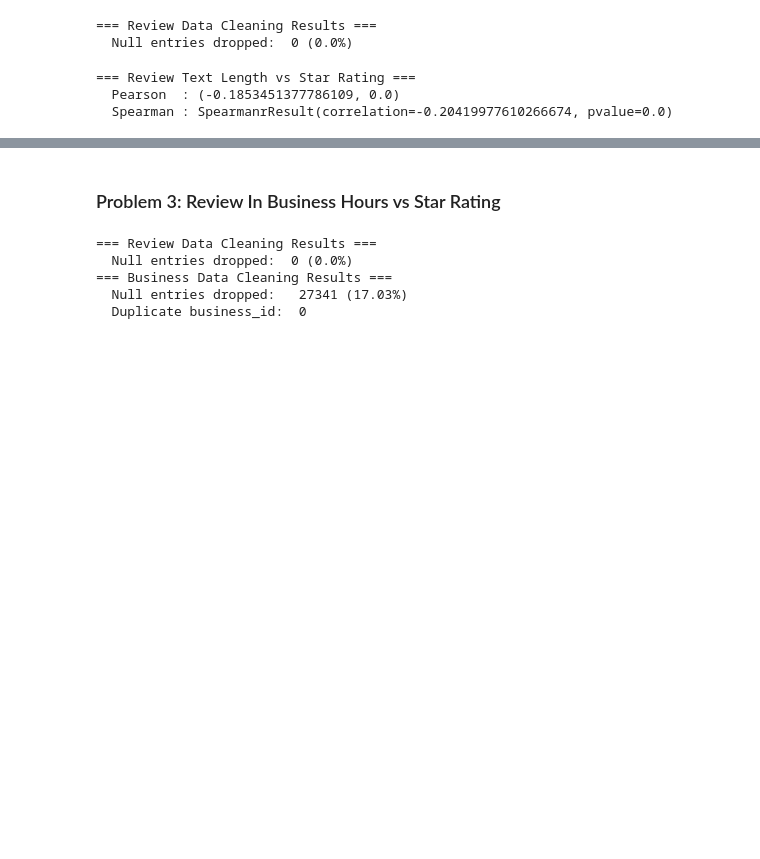
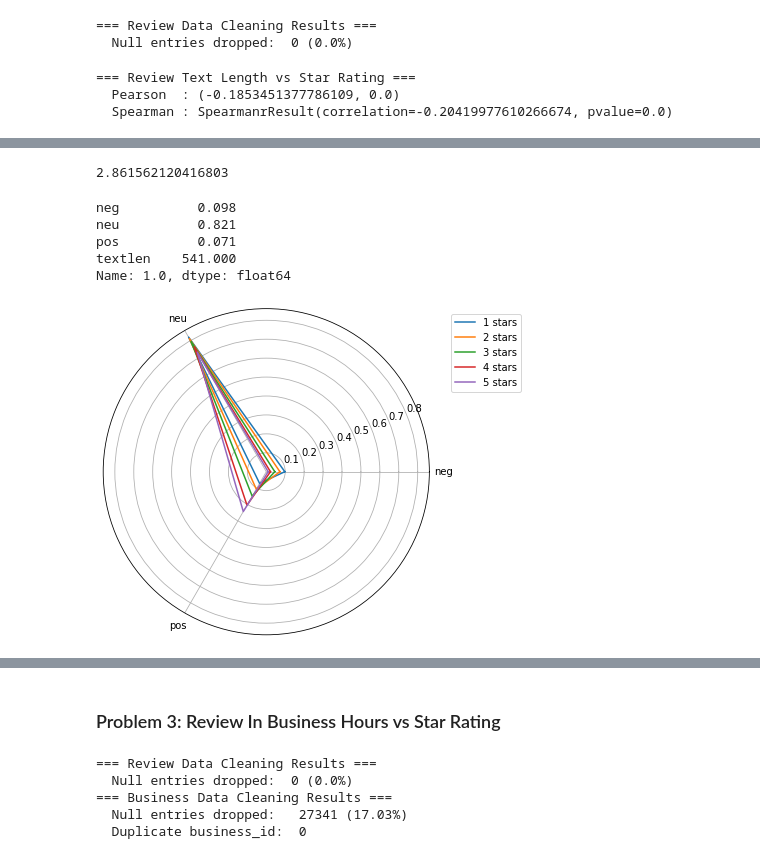
Before and after one commit to spencerfitch/yelp-datascience, a Jupyter notebook: project.ipynb, the cells around one changed output, grey strips where cells are left out. Saved outputs shown, nothing was run; the diff lists cells and outputs as text; code cells hidden in the pictures; blank space fills up the shorter version.

Commit message:
Updated function docstrings and began final data modeling and visualization

```diff
--- a/project.ipynb
+++ b/project.ipynb
@@ -622,10 +663,10 @@ df = clean_review(load_data('yelp_academic_dataset_review.pickle'))
 # %%
 from scipy.stats import pearsonr, spearmanr
 
-text_len = df.text.map(len)
+df['textlen'] = df[['text']].applymap(len)
 
-text_pearson = pearsonr(text_len, df.stars)
-text_spearman = spearmanr(text_len, df.stars)
+text_pearson = pearsonr(df['textlen'], df.stars)
+text_spearman = spearmanr(df['textlen'], df.stars)
 
 print('=== Review Text Length vs Star Rating ===')
 print('  Pearson  : {0}'.format(text_pearson))
@@ -636,0 +703,2 @@ print('  Spearman : {0}'.format(text_spearman))
+# %%
+df = df.join(sentiment_df(df['text']))
@@ -636,0 +748,32 @@ print('  Spearman : {0}'.format(text_spearman))
+# %%
+linear.intercept_
+# %% [output]
+2.861562120416803
+# %%
+grouped = df.groupby('stars')
+# %%
+median = grouped.median()
+# %% [output]
+neg          0.098
+neu          0.821
+pos          0.071
+textlen    541.000
+Name: 1.0, dtype: float64
+# %%
+cols = ['neg', 'neu', 'pos']
+
+from math import pi
+from numpy import linspace
+theta = linspace(0, 2*pi, len(cols)+1)
+
+plt.figure(figsize=(6,6))
+plt.polar()
+for i in range(0, 5):
+    d = list(median.iloc[i].values[:-1])
+    d.append(d[0])
+    plt.plot(theta, d, label='{0} stars'.format(i+1))
+plt.xticks(theta[:-1], cols)
+plt.legend(bbox_to_anchor=(1.05, 1), loc='upper left')
+plt.show()
+# %% [output]
+[figure, added]
```
Also changed, not shown: parts of 22 cells of this notebook.
